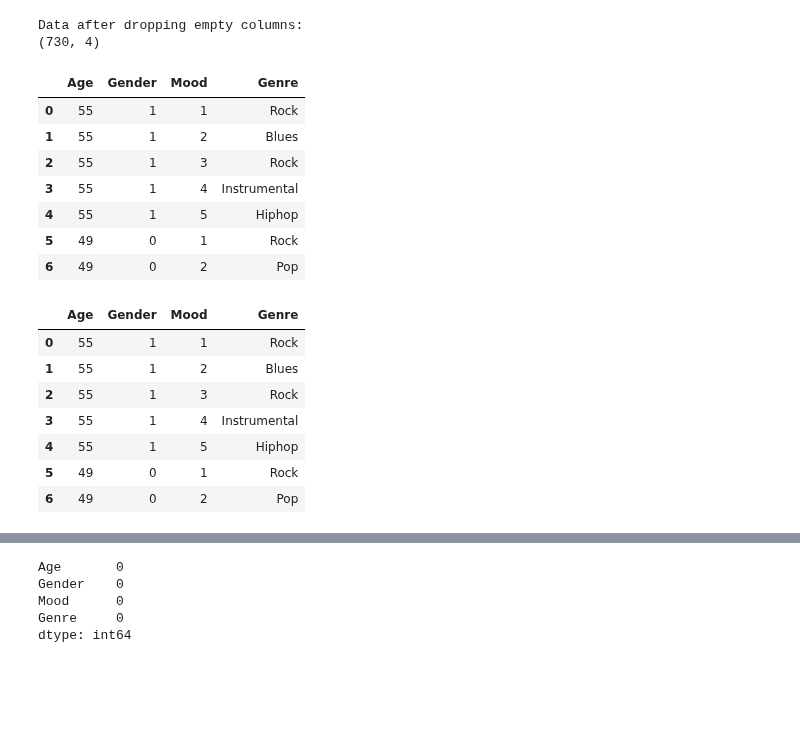
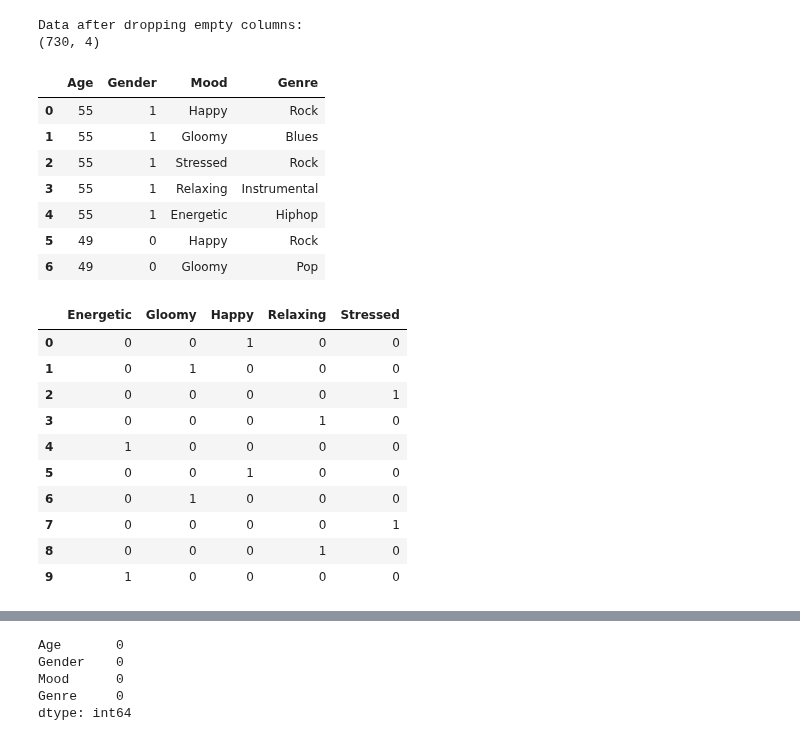
Before and after one commit to NAyeshaKhan/Music_Recommendation_App, a Jupyter notebook: MusicApp/Test Music AI.ipynb, the cells around one changed output, grey strips where cells are left out. Drawn from its saved outputs; the diff is of its cells as text; code cells hidden in the pictures; blank space fills up the shorter version.

```diff
--- a/MusicApp/Test Music AI.ipynb
+++ b/MusicApp/Test Music AI.ipynb
@@ -88,7 +88,6 @@ Data after dropping empty columns:
 #Replacing categorical data with integer values
 
 df['Gender'].replace(['M','F'],[0,1], inplace=True)
-df['Mood'].replace(['Happy','Gloomy','Stressed','Relaxing','Energetic'],[1,2,3,4,5], inplace=True)
 
 #Replace null values with NaN
 df['Age'].replace('  ', np.nan, inplace=True)
@@ -101,26 +100,33 @@ df= df.dropna(subset=['Mood'])
 df.head(7)
 # %% [output]
 |  | Age | Gender | Mood | Genre |
-| 0 | 55 | 1 | 1 | Rock |
-| 1 | 55 | 1 | 2 | Blues |
-| 2 | 55 | 1 | 3 | Rock |
-| 3 | 55 | 1 | 4 | Instrumental |
-| 4 | 55 | 1 | 5 | Hiphop |
-| 5 | 49 | 0 | 1 | Rock |
-| 6 | 49 | 0 | 2 | Pop |
+| 0 | 55 | 1 | Happy | Rock |
+| 1 | 55 | 1 | Gloomy | Blues |
+| 2 | 55 | 1 | Stressed | Rock |
+| 3 | 55 | 1 | Relaxing | Instrumental |
+| 4 | 55 | 1 | Energetic | Hiphop |
+| 5 | 49 | 0 | Happy | Rock |
+| 6 | 49 | 0 | Gloomy | Pop |
+# %%
+#One hot encoding for Mood
+ohe_Mood = pd.get_dummies(df['Mood'])
+Mood = ohe_Mood
+Mood.head(10)
+# %% [output]
+|  | Energetic | Gloomy | Happy | Relaxing | Stressed |
+| 0 | 0 | 0 | 1 | 0 | 0 |
+| 1 | 0 | 1 | 0 | 0 | 0 |
+| 2 | 0 | 0 | 0 | 0 | 1 |
+| 3 | 0 | 0 | 0 | 1 | 0 |
+| 4 | 1 | 0 | 0 | 0 | 0 |
+| 5 | 0 | 0 | 1 | 0 | 0 |
+| 6 | 0 | 1 | 0 | 0 | 0 |
+| 7 | 0 | 0 | 0 | 0 | 1 |
+| 8 | 0 | 0 | 0 | 1 | 0 |
+| 9 | 1 | 0 | 0 | 0 | 0 |
 # %%
 #Replacing NaN instances with mean values
 columns=df[['Age','Gender']]
 for col in columns:
     df[col]=pd.to_numeric(df[col])
     df[col].fillna(df[col].mean(), inplace=True)
-df.head(7)
-# %% [output]
-|  | Age | Gender | Mood | Genre |
-| 0 | 55 | 1 | 1 | Rock |
-| 1 | 55 | 1 | 2 | Blues |
-| 2 | 55 | 1 | 3 | Rock |
-| 3 | 55 | 1 | 4 | Instrumental |
-| 4 | 55 | 1 | 5 | Hiphop |
-| 5 | 49 | 0 | 1 | Rock |
-| 6 | 49 | 0 | 2 | Pop |
```
Also changed, not shown: parts of 25 cells of this notebook, 2 other files.
